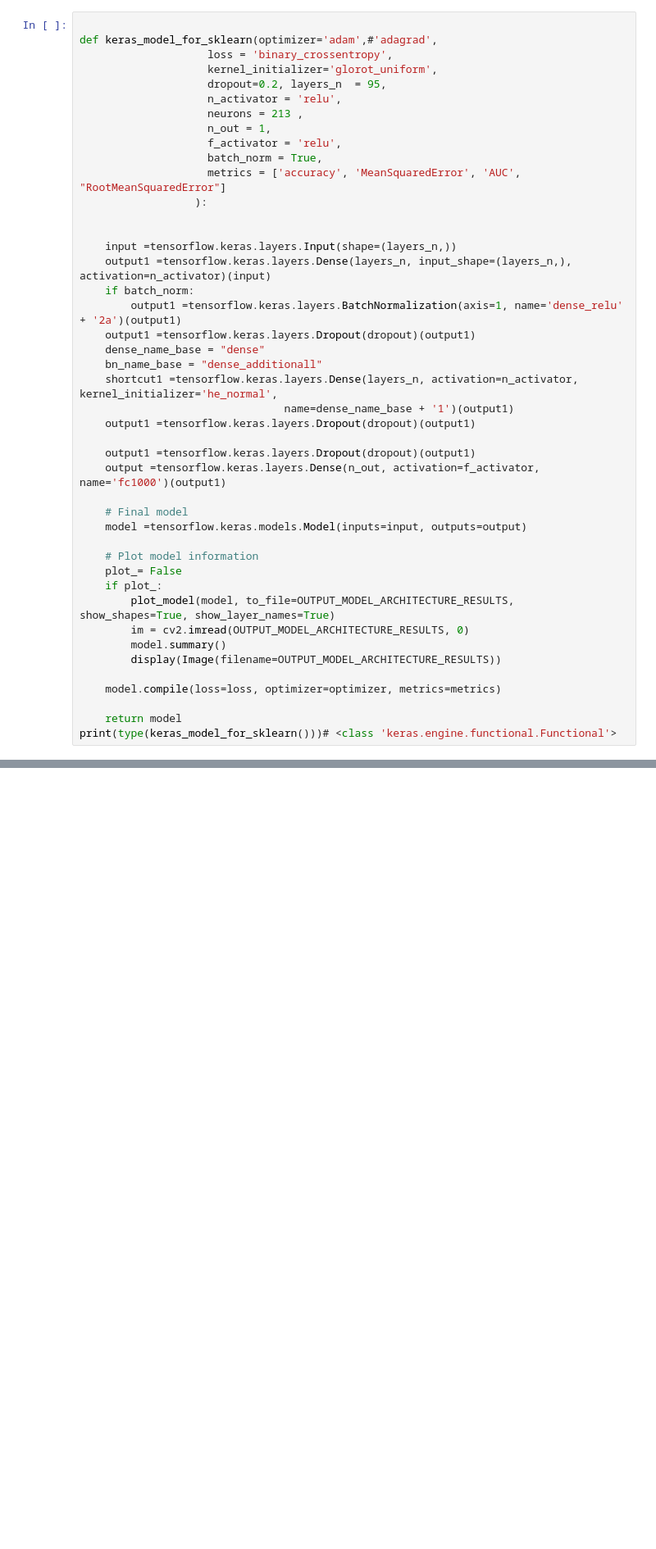
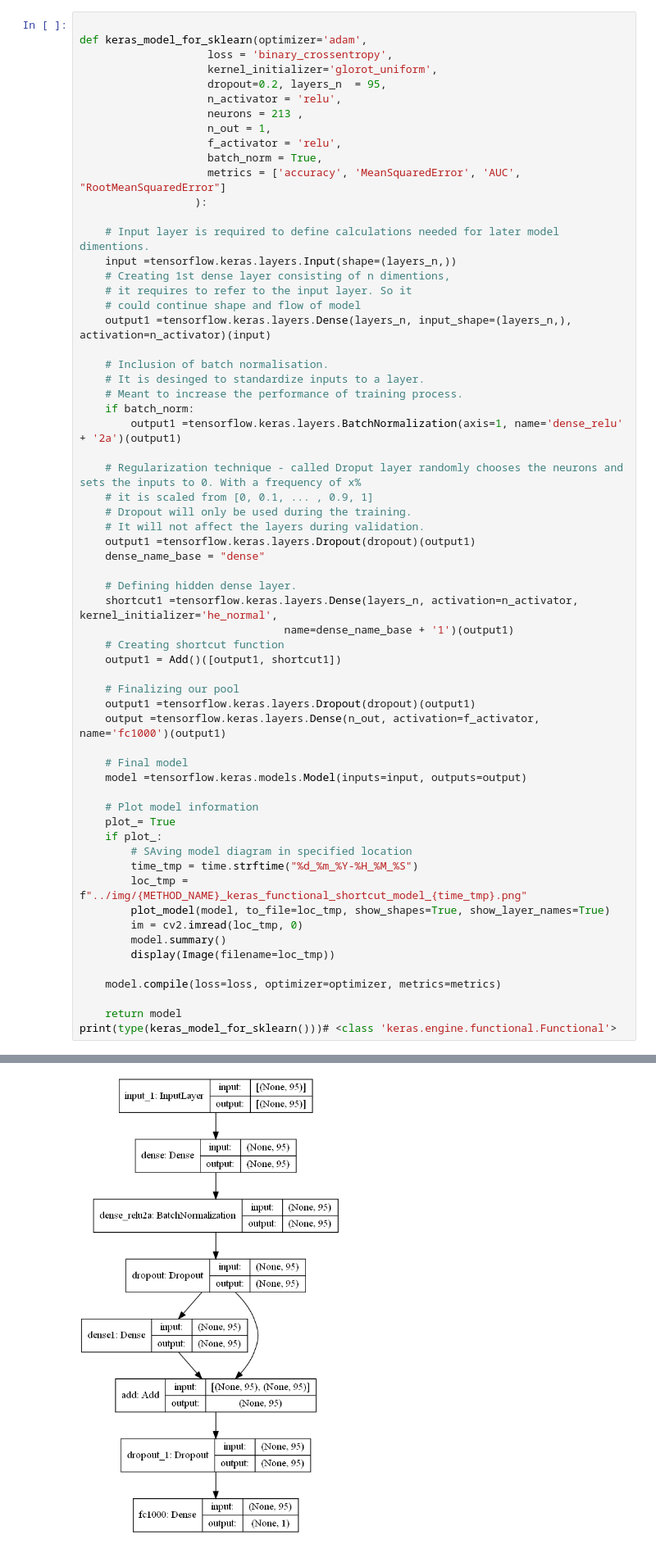
Before and after one commit to softgitron/team3-data-mining, a Jupyter notebook: src/keras_sequential_succesfull.ipynb, the cells around one changed output, grey strips where cells are left out. Shown at 82% size. Saved outputs shown, nothing was run; the diff lists cells and outputs as text; blank space fills up the shorter version.

```diff
--- a/src/keras_sequential_succesfull.ipynb
+++ b/src/keras_sequential_succesfull.ipynb
@@ -141,6 +134,6 @@ training_dataset.describe()
 # %%
 
-def keras_model_for_sklearn(optimizer='adam',#'adagrad',
+def keras_model_for_sklearn(optimizer='adam',
                     loss = 'binary_crossentropy',
                     kernel_initializer='glorot_uniform',
                     dropout=0.2, layers_n  = 95,
@@ -152,18 +145,33 @@ def keras_model_for_sklearn(optimizer='adam',#'adagrad',
                     metrics = ['accuracy', 'MeanSquaredError', 'AUC', "RootMeanSquaredError"]
                   ):
 
+    # Input layer is required to define calculations needed for later model dimentions.
+    input =tensorflow.keras.layers.Input(shape=(layers_n,))
+    # Creating 1st dense layer consisting of n dimentions,
+    # it requires to refer to the input layer. So it
+    # could continue shape and flow of model
+    output1 =tensorflow.keras.layers.Dense(layers_n, input_shape=(layers_n,), activation=n_activator)(input)
 
-    input =tensorflow.keras.layers.Input(shape=(layers_n,))
-    output1 =tensorflow.keras.layers.Dense(layers_n, input_shape=(layers_n,), activation=n_activator)(input)
+    # Inclusion of batch normalisation.
+    # It is desinged to standardize inputs to a layer.
+    # Meant to increase the performance of training process.
     if batch_norm:
         output1 =tensorflow.keras.layers.BatchNormalization(axis=1, name='dense_relu' + '2a')(output1)
+
+    # Regularization technique - called Droput layer randomly chooses the neurons and sets the inputs to 0. With a frequency of x%
+    # it is scaled from [0, 0.1, ... , 0.9, 1]
+    # Dropout will only be used during the training.
+    # It will not affect the layers during validation.
     output1 =tensorflow.keras.layers.Dropout(dropout)(output1)
     dense_name_base = "dense"
-    bn_name_base = "dense_additionall"
+
+    # Defining hidden dense layer.
     shortcut1 =tensorflow.keras.layers.Dense(layers_n, activation=n_activator, kernel_initializer='he_normal',
                                 name=dense_name_base + '1')(output1)
-    output1 =tensorflow.keras.layers.Dropout(dropout)(output1)
+    # Creating shortcut function
+    output1 = Add()([output1, shortcut1])
 
+    # Finalizing our pool
     output1 =tensorflow.keras.layers.Dropout(dropout)(output1)
     output =tensorflow.keras.layers.Dense(n_out, activation=f_activator, name='fc1000')(output1)
 
@@ -171,12 +179,15 @@ def keras_model_for_sklearn(optimizer='adam',#'adagrad',
     model =tensorflow.keras.models.Model(inputs=input, outputs=output)
 
     # Plot model information
-    plot_= False
+    plot_= True
     if plot_:
-        plot_model(model, to_file=OUTPUT_MODEL_ARCHITECTURE_RESULTS, show_shapes=True, show_layer_names=True)
-        im = cv2.imread(OUTPUT_MODEL_ARCHITECTURE_RESULTS, 0)
+        # SAving model diagram in specified location
+        time_tmp = time.strftime("%d_%m_%Y-%H_%M_%S")
+        loc_tmp = f"../img/{METHOD_NAME}_keras_functional_shortcut_model_{time_tmp}.png"
+        plot_model(model, to_file=loc_tmp, show_shapes=True, show_layer_names=True)
+        im = cv2.imread(loc_tmp, 0)
         model.summary()
-        display(Image(filename=OUTPUT_MODEL_ARCHITECTURE_RESULTS))
+        display(Image(filename=loc_tmp))
 
     model.compile(loss=loss, optimizer=optimizer, metrics=metrics)
 
@@ -186,0 +214 @@ print(type(keras_model_for_sklearn()))# <class 'keras.engine.functional.Function
+[figure, added]
```
Also changed, not shown: parts of 21 cells of this notebook, 3 other files.
